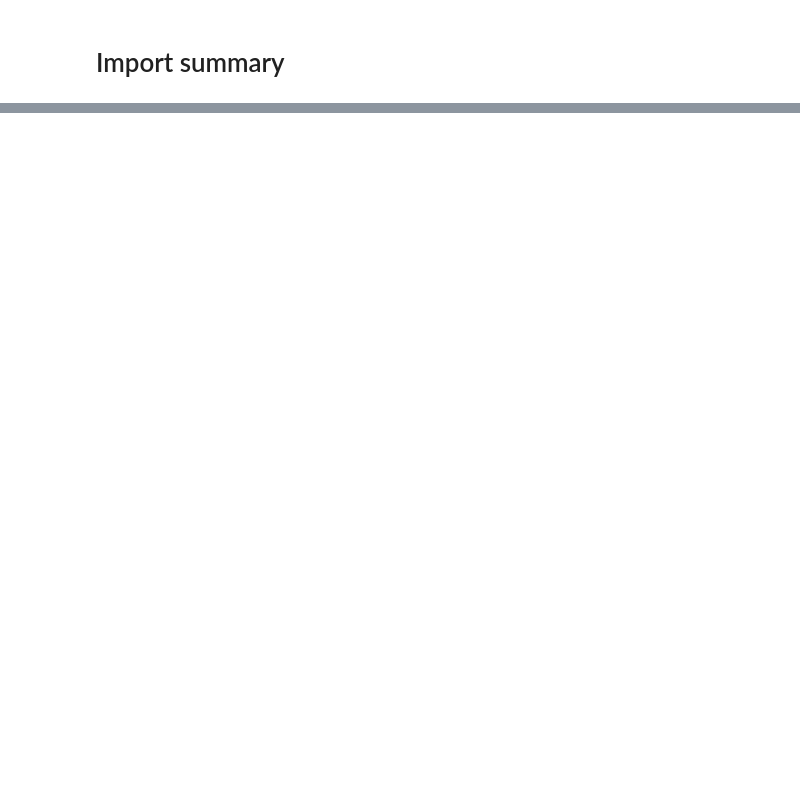
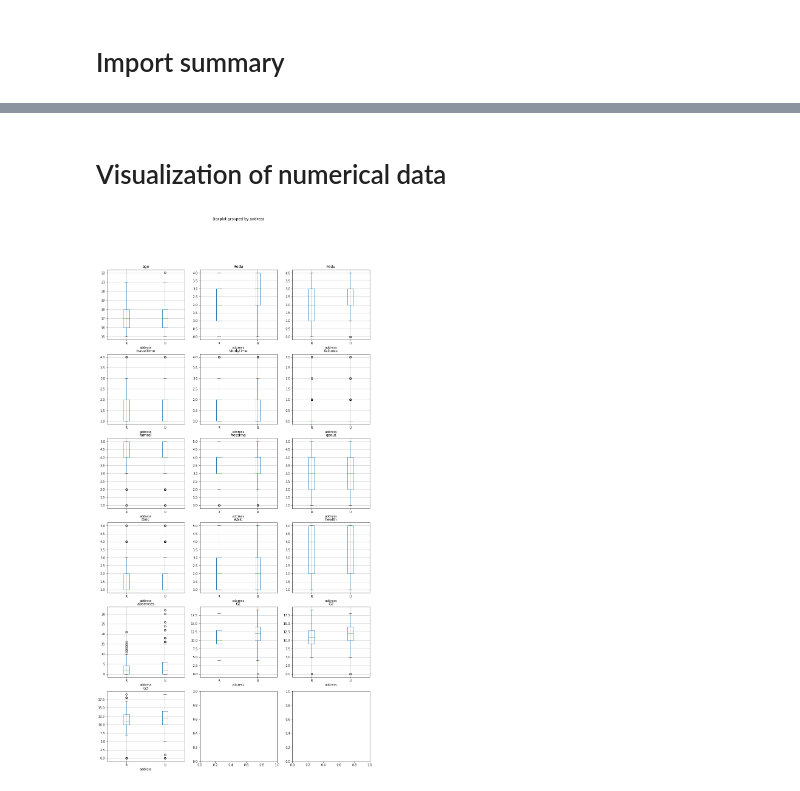
Before and after one commit to Jane-Tran/hong_notebooks, a Jupyter notebook: python/auto_eda.ipynb, the cells around one changed output, grey strips where cells are left out. Drawn from its saved outputs; the diff is of its cells as text; code cells hidden in the pictures; blank space fills up the shorter version.

Commit message:
Num/Cat visualization

```diff
--- a/python/auto_eda.ipynb
+++ b/python/auto_eda.ipynb
@@ -162,0 +165,15 @@ Name: address, dtype: float64
+# %% [markdown]
+# Visualization of numerical data
+# %%
+ls_num_data = [col for col in df.columns if df[col].dtype != "object"]
+ncols = 3
+nrows = int(math.ceil(len(ls_num_data) * 1.0 / ncols))
+fig, axes = plt.subplots(nrows=nrows, ncols=ncols, figsize=(15, 30))
+
+# Visualization of numerical data
+for idx, var in enumerate(ls_num_data):
+    i = idx / ncols
+    j = idx % ncols
+    df.boxplot(column=var, by=str_target_var, ax=axes[i, j])
+# %% [output]
+[figure, added]
```
Also changed, not shown: parts of 8 cells of this notebook.
